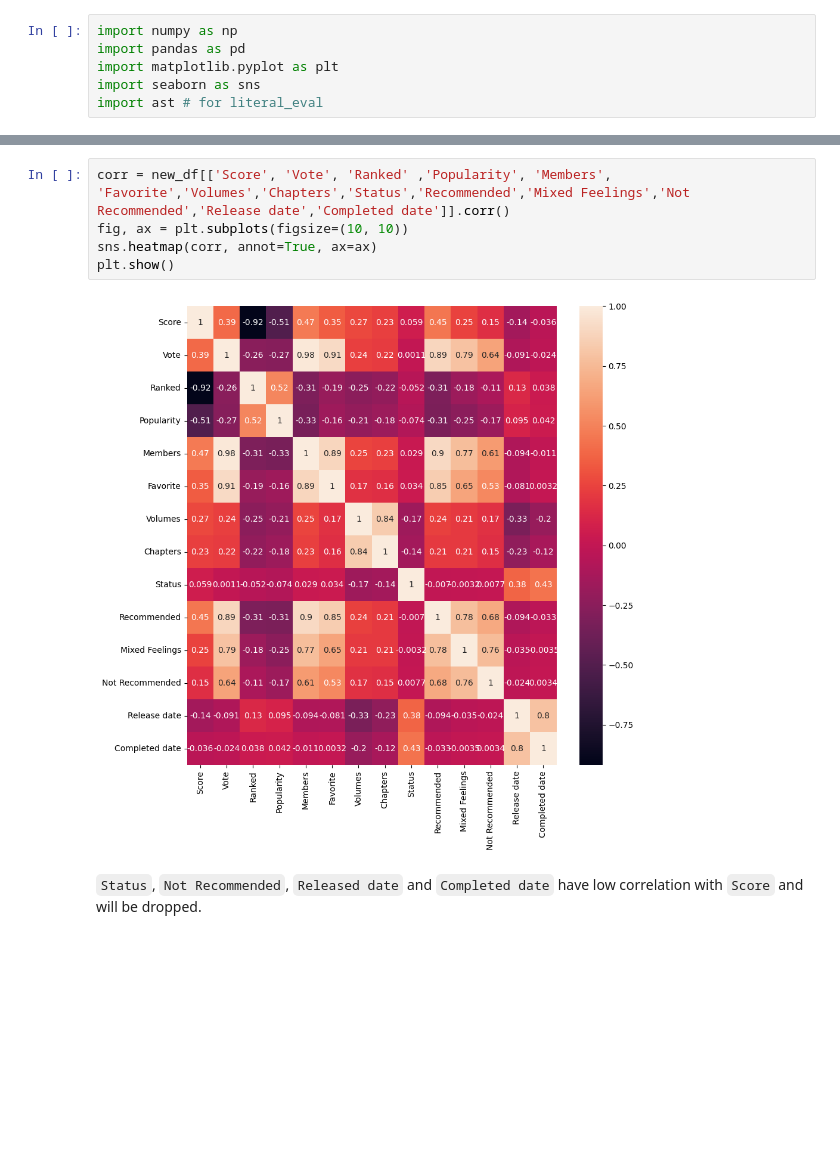
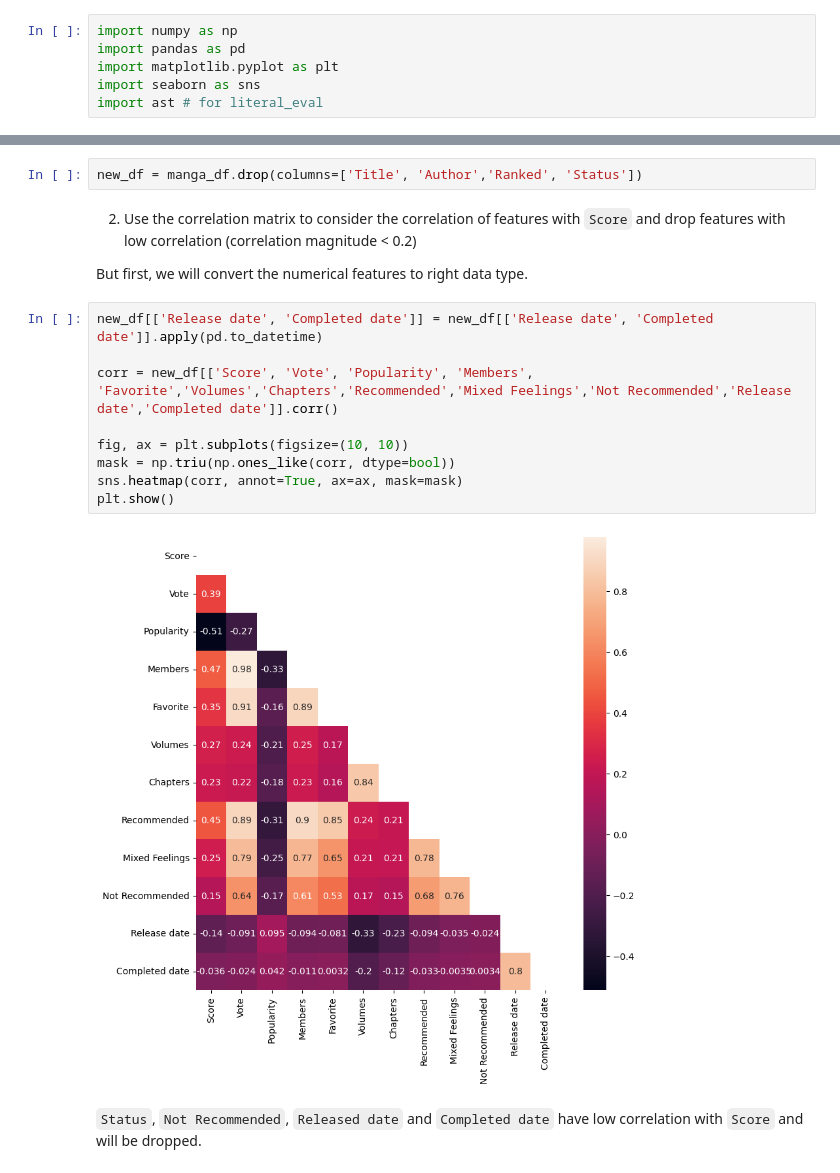
Before and after one commit to duongtruongbinh/IntroDS_FinalProject, a Jupyter notebook: src/Data_Modelling.ipynb, the cells around one changed output, grey strips where cells are left out. Drawn from its saved outputs; the diff is of its cells as text; blank space fills up the shorter version.

```diff
--- a/src/Data_Modelling.ipynb
+++ b/src/Data_Modelling.ipynb
@@ -59,10 +46,20 @@ Now we calculate and visualize the correlation matrix to see the correlation bet
+# %%
+new_df = manga_df.drop(columns=['Title', 'Author','Ranked', 'Status'])
+# %% [markdown]
+2. Use the correlation matrix to consider the correlation of features with `Score` and drop features with low correlation (correlation magnitude < 0.2)
+
+But first, we will convert the numerical features to right data type.
 # %%
-corr = new_df[['Score', 'Vote', 'Ranked' ,'Popularity', 'Members', 'Favorite','Volumes','Chapters','Status','Recommended','Mixed Feelings','Not Recommended','Release date','Completed date']].corr()
+new_df[['Release date', 'Completed date']] = new_df[['Release date', 'Completed date']].apply(pd.to_datetime)
+
+corr = new_df[['Score', 'Vote', 'Popularity', 'Members', 'Favorite','Volumes','Chapters','Recommended','Mixed Feelings','Not Recommended','Release date','Completed date']].corr()
+
 fig, ax = plt.subplots(figsize=(10, 10))
-sns.heatmap(corr, annot=True, ax=ax)
+mask = np.triu(np.ones_like(corr, dtype=bool))
+sns.heatmap(corr, annot=True, ax=ax, mask=mask)
 plt.show()
 # %% [output]
-[figure, old version]
+[figure, new version]
 # %% [markdown]
 `Status`, `Not Recommended`, `Released date` and `Completed date` have low correlation with `Score` and will be dropped.
 # %%
```
Also changed, not shown: parts of 16 cells of this notebook.
